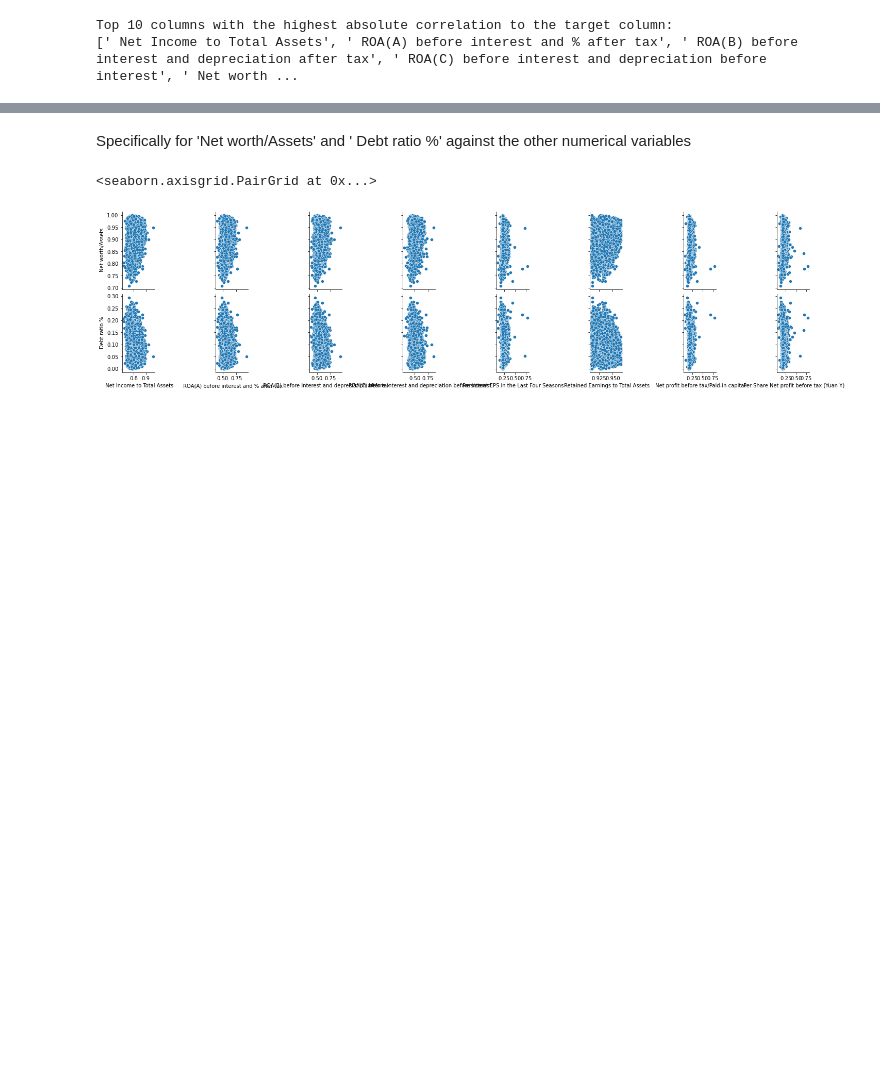
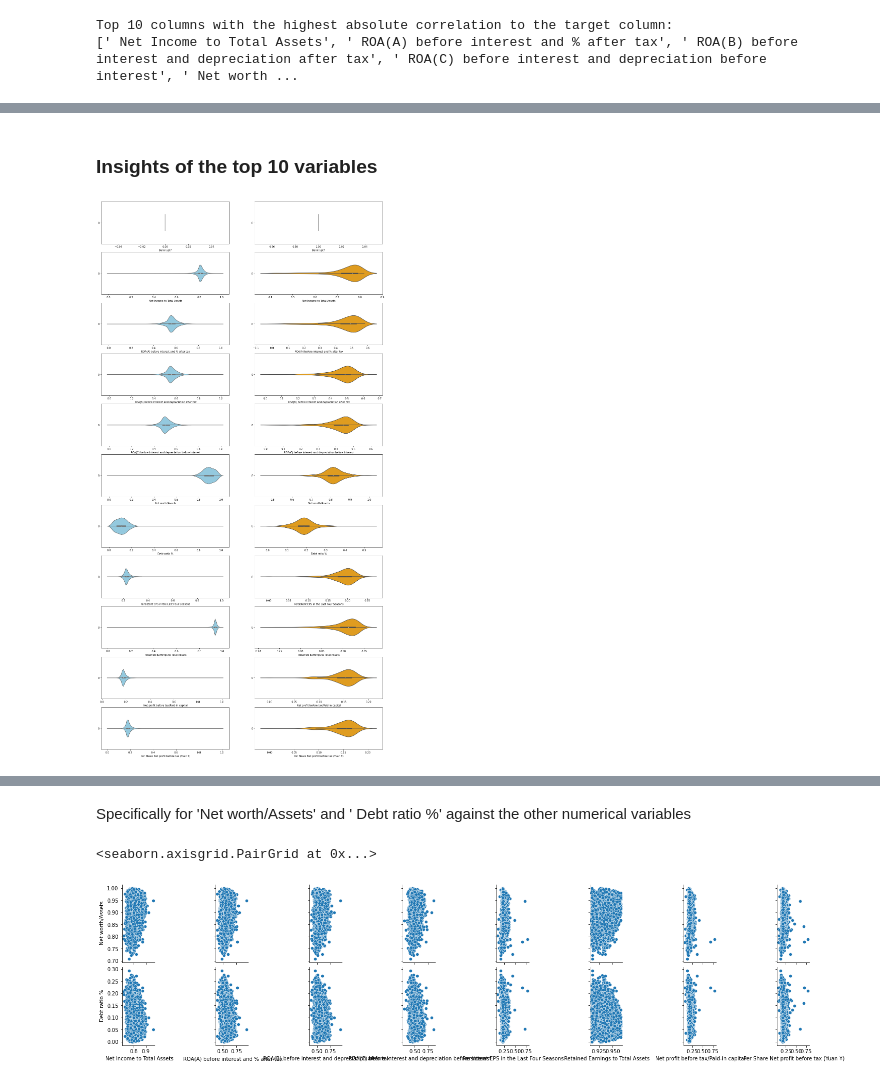
Before and after one commit to paaniwater/DSAI-Project, a Jupyter notebook: data_visualisations.ipynb, the cells around one changed output, grey strips where cells are left out. Cells and saved outputs as stored; diff of their text form; code cells hidden in the pictures; blank space fills up the shorter version.

```diff
--- a/data_visualisations.ipynb
+++ b/data_visualisations.ipynb
@@ -132,0 +154,37 @@ New heatmap
+# %% [markdown]
+### Insights of the top 10 variables
+# %%
+# Split the data into bankrupt and non-bankrupt companies
+bankrupt_0 = new_df_with_bankrupt[new_df_with_bankrupt['Bankrupt?'] == 0].reset_index(drop=True)
+bankrupt_1 = new_df_with_bankrupt[new_df_with_bankrupt['Bankrupt?'] == 1].reset_index(drop=True)
+
+# Draw the distributions of all variables
+f, axes = plt.subplots(11,2, figsize=(20, 40))
+
+# Plot bankrupt_0
+count = 0
+for row in range(11):
+    for col in range(1):
+        if count == len(bankrupt_0.columns):
+            break
+        sb.violinplot(data=bankrupt_0[bankrupt_0.columns[count]], orient="h", ax=axes[row, col], color='skyblue')
+        axes[row, col].set_xlabel(bankrupt_0.columns[count], fontsize=10)
+        # Set y-axis limits to be the same for all subplots
+        axes[row, col].set_ylim([-1,1])
+        count += 1
+
+# Plot bankrupt_1
+count = 0
+for row in range(11):
+    for col in range(1,2):
+        if count == len(bankrupt_1.columns):
+            break
+        sb.violinplot(data=bankrupt_1[bankrupt_1.columns[count]], orient="h", ax=axes[row, col], color='orange')
+        axes[row, col].set_xlabel(bankrupt_1.columns[count], fontsize=10)
+        # Set y-axis limits to be the same for all subplots
+        axes[row, col].set_ylim([-1,1])
+        count += 1
+
+plt.show()
+# %% [output]
+[figure, added]
```
Also changed, not shown: parts of 30 cells of this notebook.
